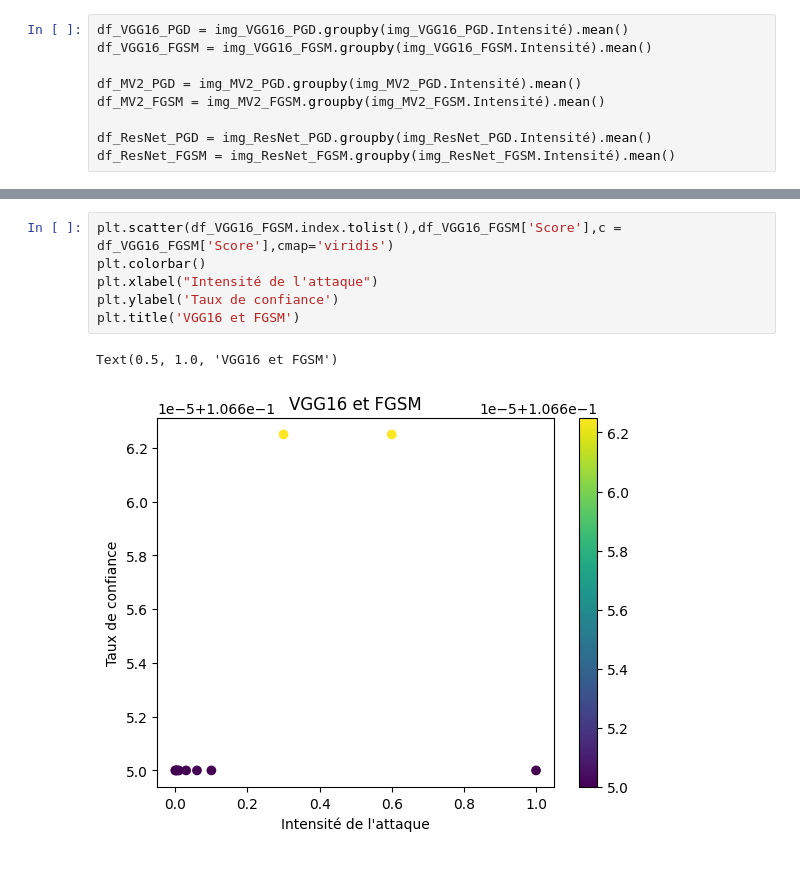
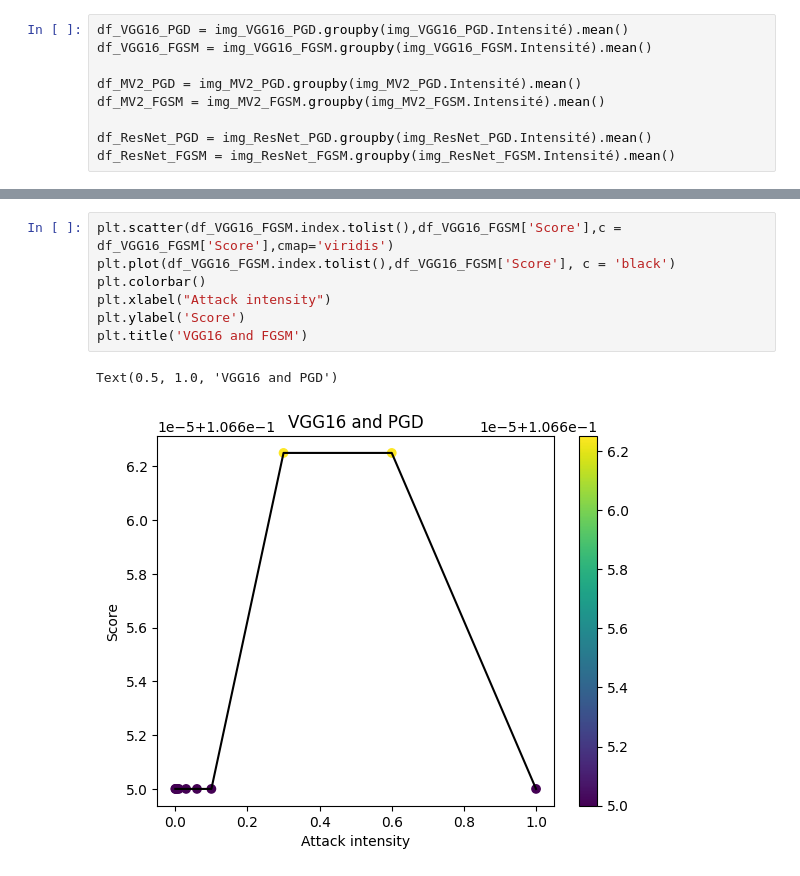
Before and after one commit to ArthurDelannoyazerty/S8-Explicability, a Jupyter notebook: final_dir/analysis_graph.ipynb, the cells around one changed output, grey strips where cells are left out. Saved outputs shown, nothing was run; the diff lists cells and outputs as text.

```diff
--- a/final_dir/analysis_graph.ipynb
+++ b/final_dir/analysis_graph.ipynb
@@ -343,11 +343,12 @@ Text(0.5, 1.0, 'VGG16 et PGD')
 # %%
 plt.scatter(df_VGG16_FGSM.index.tolist(),df_VGG16_FGSM['Score'],c = df_VGG16_FGSM['Score'],cmap='viridis')
+plt.plot(df_VGG16_FGSM.index.tolist(),df_VGG16_FGSM['Score'], c = 'black')
 plt.colorbar()
-plt.xlabel("Intensité de l'attaque")
-plt.ylabel('Taux de confiance')
-plt.title('VGG16 et FGSM')
+plt.xlabel("Attack intensity")
+plt.ylabel('Score')
+plt.title('VGG16 and FGSM')
 # %% [output]
-Text(0.5, 1.0, 'VGG16 et FGSM')
+Text(0.5, 1.0, 'VGG16 and PGD')
-[figure, old version]
+[figure, new version]
 # %%
 plt.scatter(df_MV2_PGD.index.tolist(),df_MV2_PGD['Score'],c = df_MV2_PGD['Score'],cmap='viridis')
```
Also changed, not shown: parts of 24 cells of this notebook, 1 other file.
